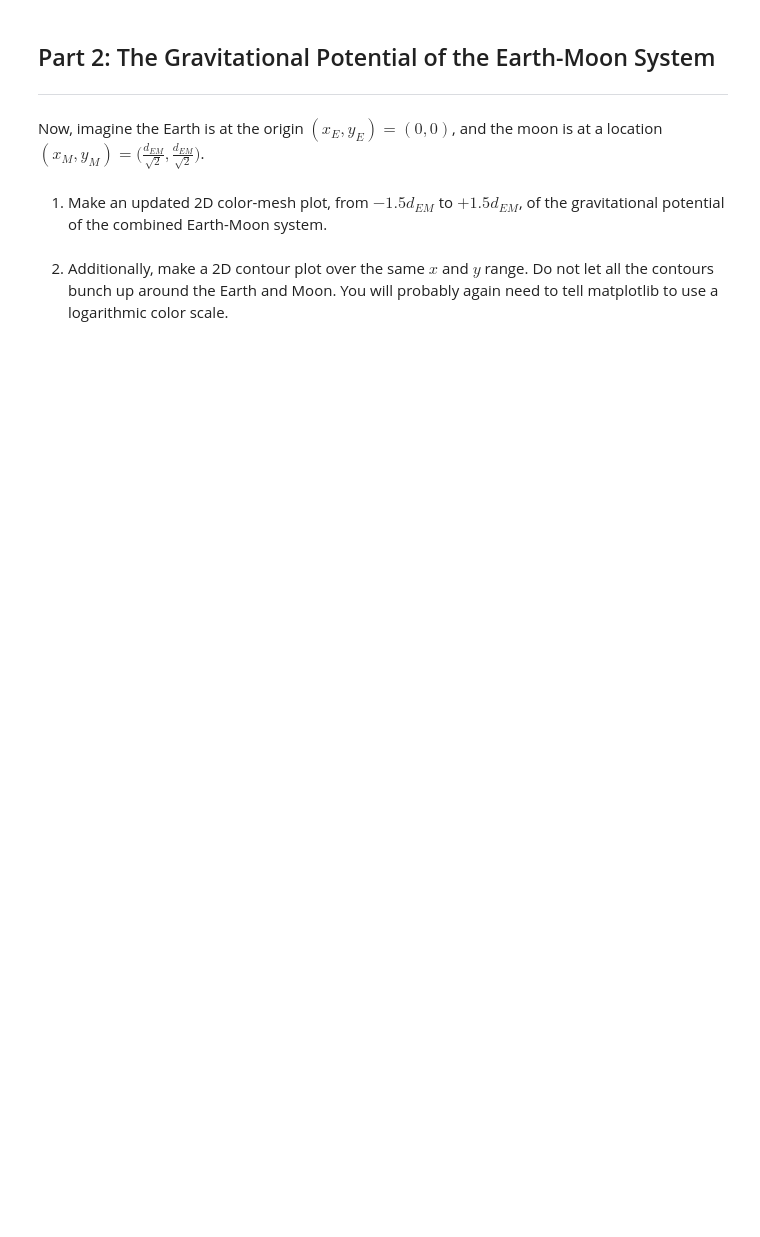
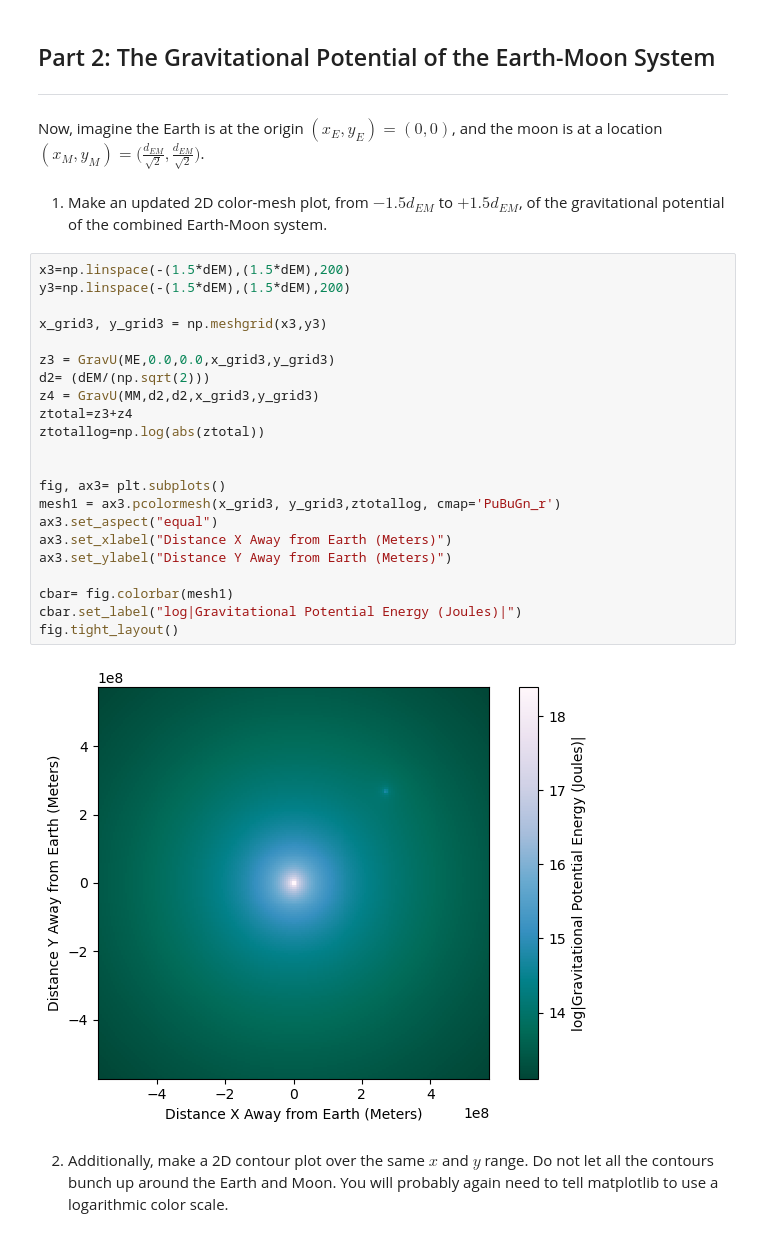
Before and after one commit to ElsaLaVoie/PHYS265-spring26, a Jupyter notebook: lab1.ipynb, the cells around one changed output. Cells and saved outputs as stored; diff of their text form; blank space fills up the shorter version.

```diff
--- a/lab1.ipynb
+++ b/lab1.ipynb
@@ -78,6 +163,30 @@ and the moon is at a location $(x_{M},y_{M}) = \big( \frac{d_{EM}}{\sqrt{2}}, \f
 # %% [markdown]
 1. Make an updated 2D color-mesh plot, from $-1.5d_{EM}$ to $+1.5d_{EM}$,
 of the gravitational potential of the combined Earth-Moon system.
+# %%
+x3=np.linspace(-(1.5*dEM),(1.5*dEM),200)
+y3=np.linspace(-(1.5*dEM),(1.5*dEM),200)
+
+x_grid3, y_grid3 = np.meshgrid(x3,y3)
+
+z3 = GravU(ME,0.0,0.0,x_grid3,y_grid3)
+d2= (dEM/(np.sqrt(2)))
+z4 = GravU(MM,d2,d2,x_grid3,y_grid3)
+ztotal=z3+z4
+ztotallog=np.log(abs(ztotal))
+
+
+fig, ax3= plt.subplots()
+mesh1 = ax3.pcolormesh(x_grid3, y_grid3,ztotallog, cmap='PuBuGn_r')
+ax3.set_aspect("equal")
+ax3.set_xlabel("Distance X Away from Earth (Meters)")
+ax3.set_ylabel("Distance Y Away from Earth (Meters)")
+
+cbar= fig.colorbar(mesh1)
+cbar.set_label("log|Gravitational Potential Energy (Joules)|")
+fig.tight_layout()
+# %% [output]
+[figure, added]
 # %% [markdown]
 2. Additionally, make a 2D contour plot over the same $x$ and $y$ range.
 Do not let all the contours bunch up around the Earth and Moon.
```
Also changed, not shown: parts of 14 cells of this notebook, 1 other file.
